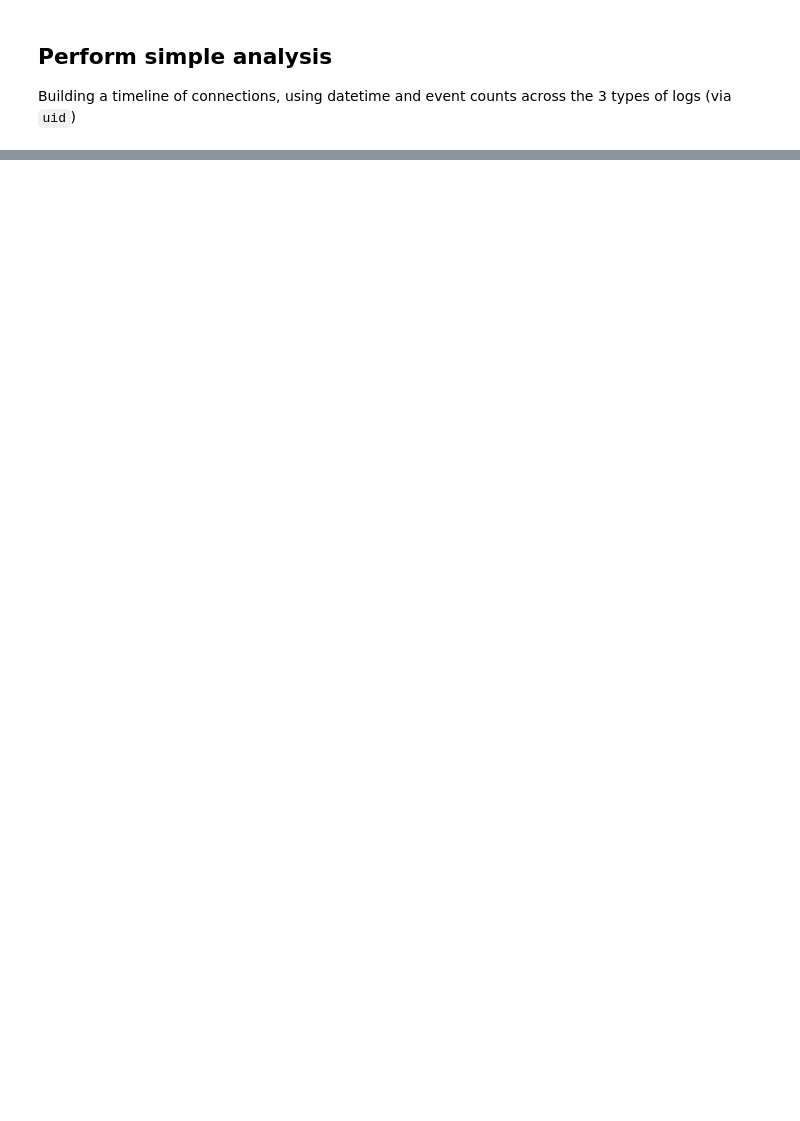
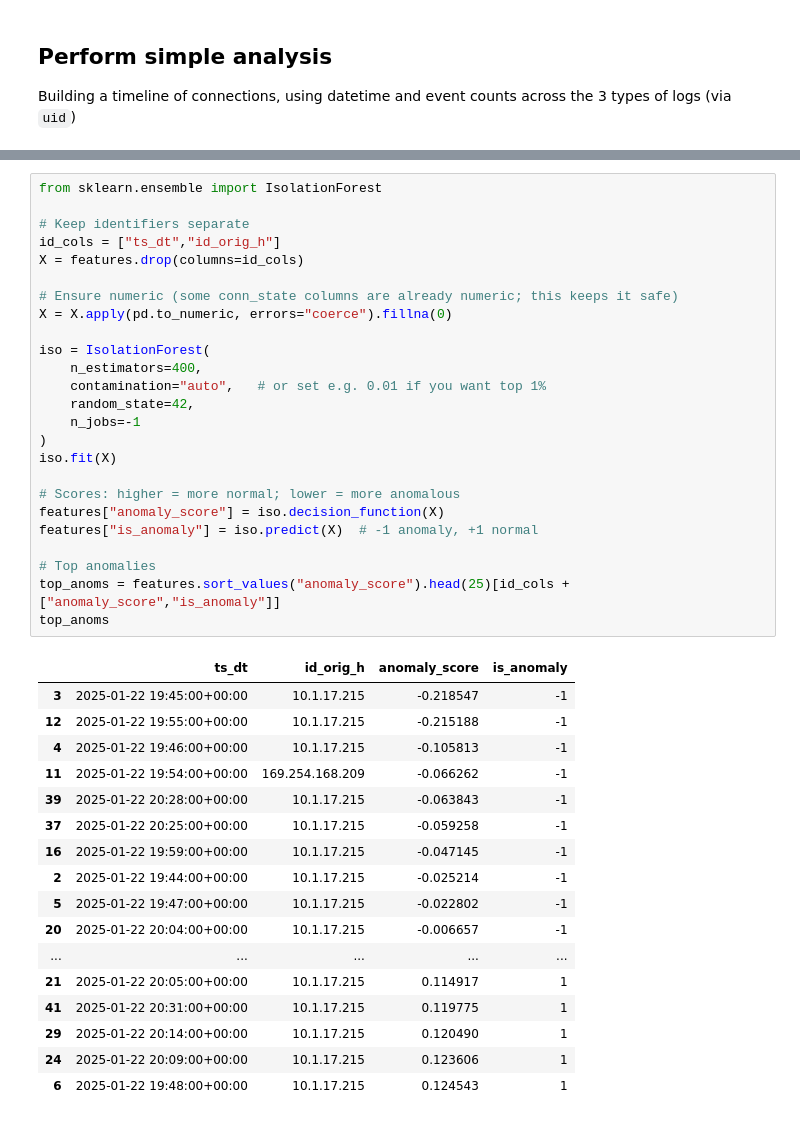
Before and after one commit to Purinat33/Zeek-SOC-and-ML-Project, a Jupyter notebook: main.ipynb, the cells around one changed output, grey strips where cells are left out. Drawn from its saved outputs; the diff is of its cells as text; blank space fills up the shorter version.

```diff
--- a/main.ipynb
+++ b/main.ipynb
@@ -173,0 +383,43 @@ plt.show()
+# %%
+from sklearn.ensemble import IsolationForest
+
+# Keep identifiers separate
+id_cols = ["ts_dt","id_orig_h"]
+X = features.drop(columns=id_cols)
+
+# Ensure numeric (some conn_state columns are already numeric; this keeps it safe)
+X = X.apply(pd.to_numeric, errors="coerce").fillna(0)
+
+iso = IsolationForest(
+    n_estimators=400,
+    contamination="auto",   # or set e.g. 0.01 if you want top 1%
+    random_state=42,
+    n_jobs=-1
+)
+iso.fit(X)
+
+# Scores: higher = more normal; lower = more anomalous
+features["anomaly_score"] = iso.decision_function(X)
+features["is_anomaly"] = iso.predict(X)  # -1 anomaly, +1 normal
+
+# Top anomalies
+top_anoms = features.sort_values("anomaly_score").head(25)[id_cols + ["anomaly_score","is_anomaly"]]
+top_anoms
+# %% [output]
+|  | ts_dt | id_orig_h | anomaly_score | is_anomaly |
+| 3 | 2025-01-22 19:45:00+00:00 | 10.1.17.215 | -0.218547 | -1 |
+| 12 | 2025-01-22 19:55:00+00:00 | 10.1.17.215 | -0.215188 | -1 |
+| 4 | 2025-01-22 19:46:00+00:00 | 10.1.17.215 | -0.105813 | -1 |
+| 11 | 2025-01-22 19:54:00+00:00 | 169.254.168.209 | -0.066262 | -1 |
+| 39 | 2025-01-22 20:28:00+00:00 | 10.1.17.215 | -0.063843 | -1 |
+| 37 | 2025-01-22 20:25:00+00:00 | 10.1.17.215 | -0.059258 | -1 |
+| 16 | 2025-01-22 19:59:00+00:00 | 10.1.17.215 | -0.047145 | -1 |
+| 2 | 2025-01-22 19:44:00+00:00 | 10.1.17.215 | -0.025214 | -1 |
+| 5 | 2025-01-22 19:47:00+00:00 | 10.1.17.215 | -0.022802 | -1 |
+| 20 | 2025-01-22 20:04:00+00:00 | 10.1.17.215 | -0.006657 | -1 |
+| ... | ... | ... | ... | ... |
+| 21 | 2025-01-22 20:05:00+00:00 | 10.1.17.215 | 0.114917 | 1 |
+| 41 | 2025-01-22 20:31:00+00:00 | 10.1.17.215 | 0.119775 | 1 |
+| 29 | 2025-01-22 20:14:00+00:00 | 10.1.17.215 | 0.120490 | 1 |
+| 24 | 2025-01-22 20:09:00+00:00 | 10.1.17.215 | 0.123606 | 1 |
+| 6 | 2025-01-22 19:48:00+00:00 | 10.1.17.215 | 0.124543 | 1 |
```
Also changed, not shown: parts of 22 cells of this notebook.
